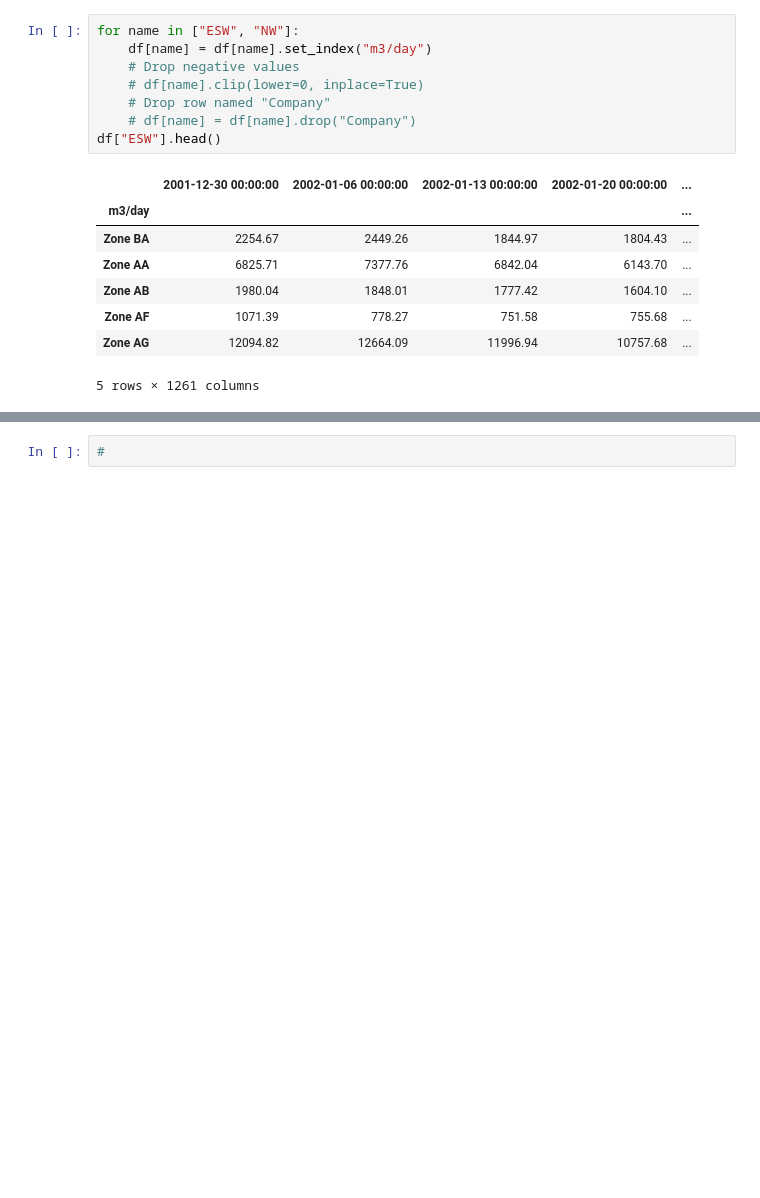
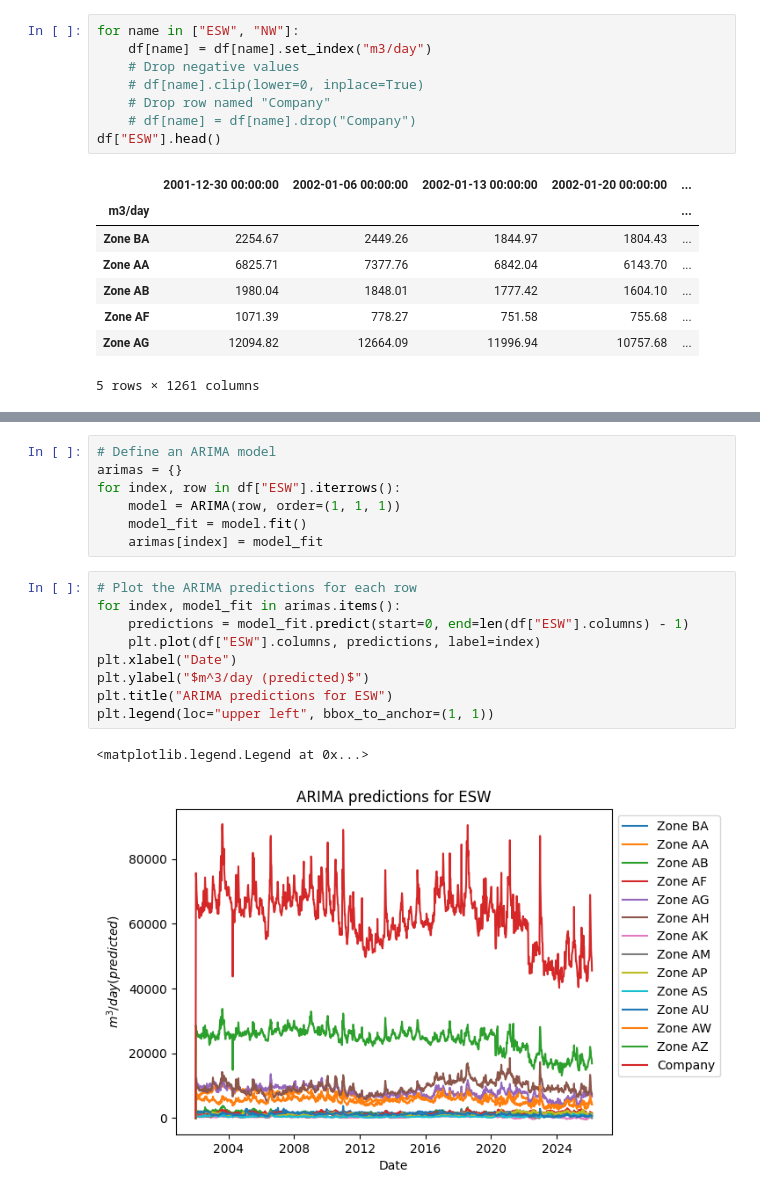
Before and after one commit to J3nF/VKEMS_Water, a Jupyter notebook: notebooks/stat_eda.ipynb, the cells around one changed output, grey strips where cells are left out. Cells and saved outputs as stored; diff of their text form; blank space fills up the shorter version.

Commit message:
Fit ARIMA model, compare predictions and data

```diff
--- a/notebooks/stat_eda.ipynb
+++ b/notebooks/stat_eda.ipynb
@@ -114,2 +110,19 @@ for name in ["ESW", "NW"]:
 # %%
-#
+# Define an ARIMA model
+arimas = {}
+for index, row in df["ESW"].iterrows():
+    model = ARIMA(row, order=(1, 1, 1))
+    model_fit = model.fit()
+    arimas[index] = model_fit
+# %%
+# Plot the ARIMA predictions for each row
+for index, model_fit in arimas.items():
+    predictions = model_fit.predict(start=0, end=len(df["ESW"].columns) - 1)
+    plt.plot(df["ESW"].columns, predictions, label=index)
+plt.xlabel("Date")
+plt.ylabel("$m^3/day (predicted)$")
+plt.title("ARIMA predictions for ESW")
+plt.legend(loc="upper left", bbox_to_anchor=(1, 1))
+# %% [output]
+<matplotlib.legend.Legend at 0x...>
+[figure, added]
```
Also changed, not shown: parts of 7 cells of this notebook.
